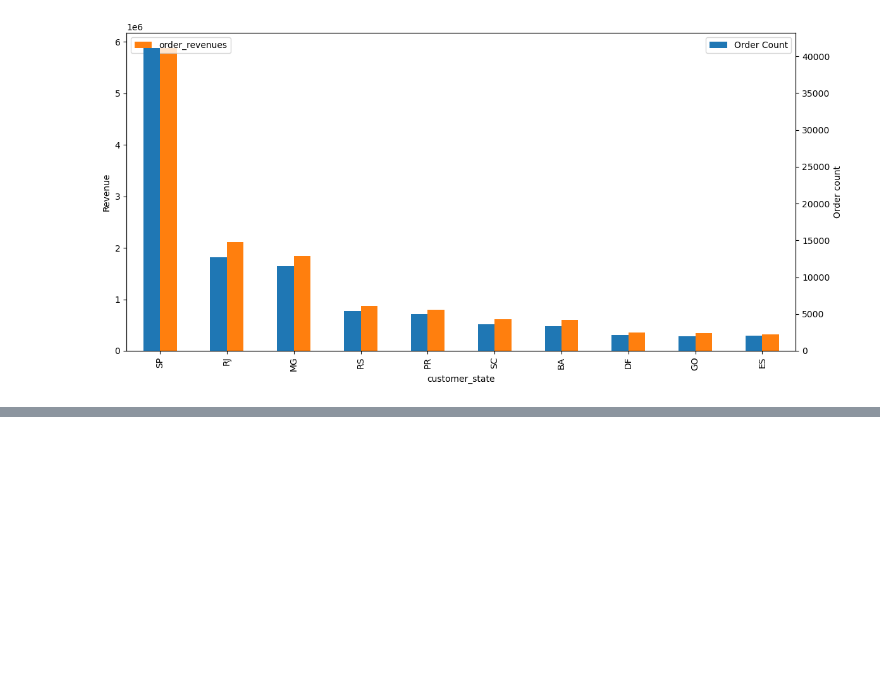
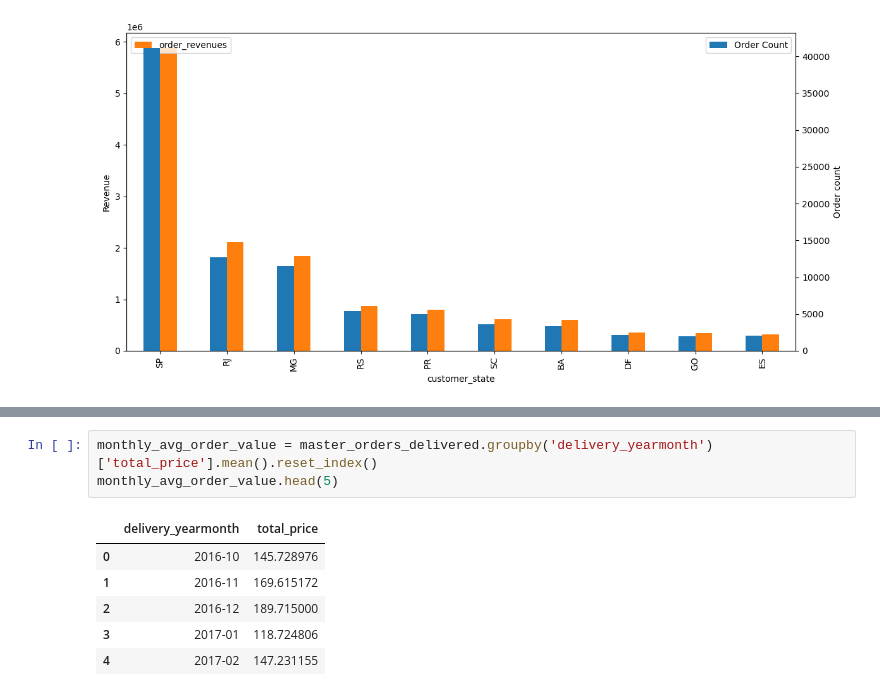
Before and after one commit to Kvitatiani/brazillian-ecommerce-analytics, a Jupyter notebook: ecommerce_playground.ipynb, the cells around one changed output, grey strips where cells are left out. Drawn from its saved outputs; the diff is of its cells as text; blank space fills up the shorter version.

```diff
--- a/ecommerce_playground.ipynb
+++ b/ecommerce_playground.ipynb
@@ -331,0 +352,10 @@ for loc in top10_locations:
+# %%
+monthly_avg_order_value = master_orders_delivered.groupby('delivery_yearmonth')['total_price'].mean().reset_index()
+monthly_avg_order_value.head(5)
+# %% [output]
+|  | delivery_yearmonth | total_price |
+| 0 | 2016-10 | 145.728976 |
+| 1 | 2016-11 | 169.615172 |
+| 2 | 2016-12 | 189.715000 |
+| 3 | 2017-01 | 118.724806 |
+| 4 | 2017-02 | 147.231155 |
```
Also changed, not shown: parts of 9 cells of this notebook.
